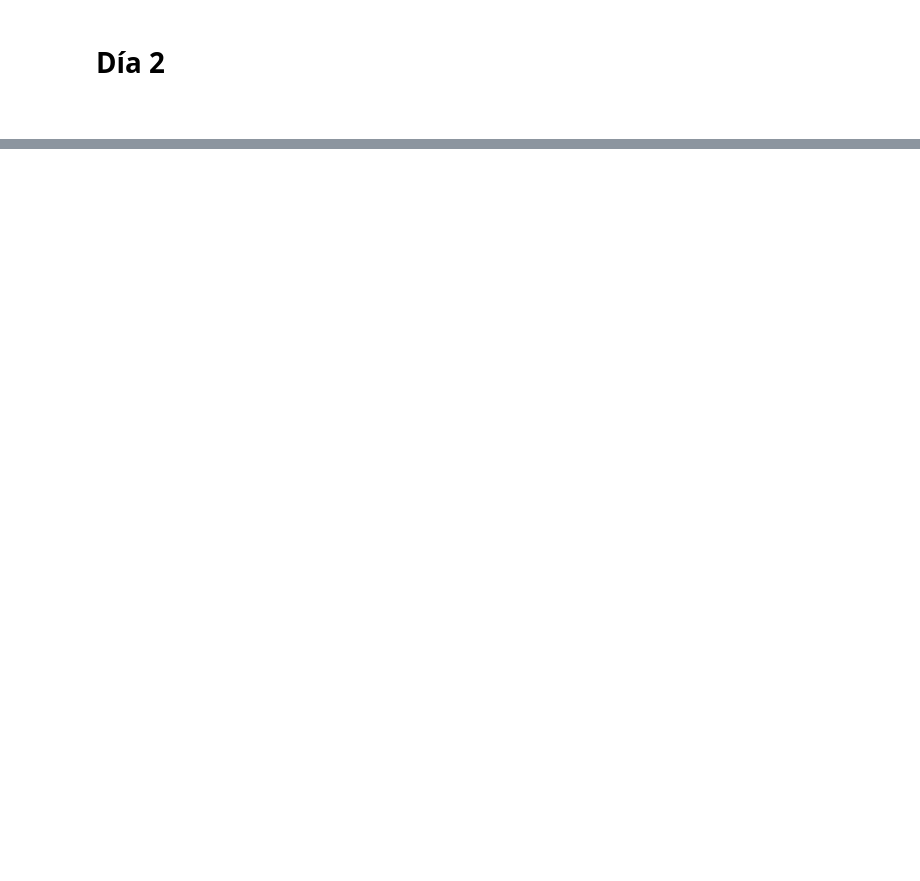
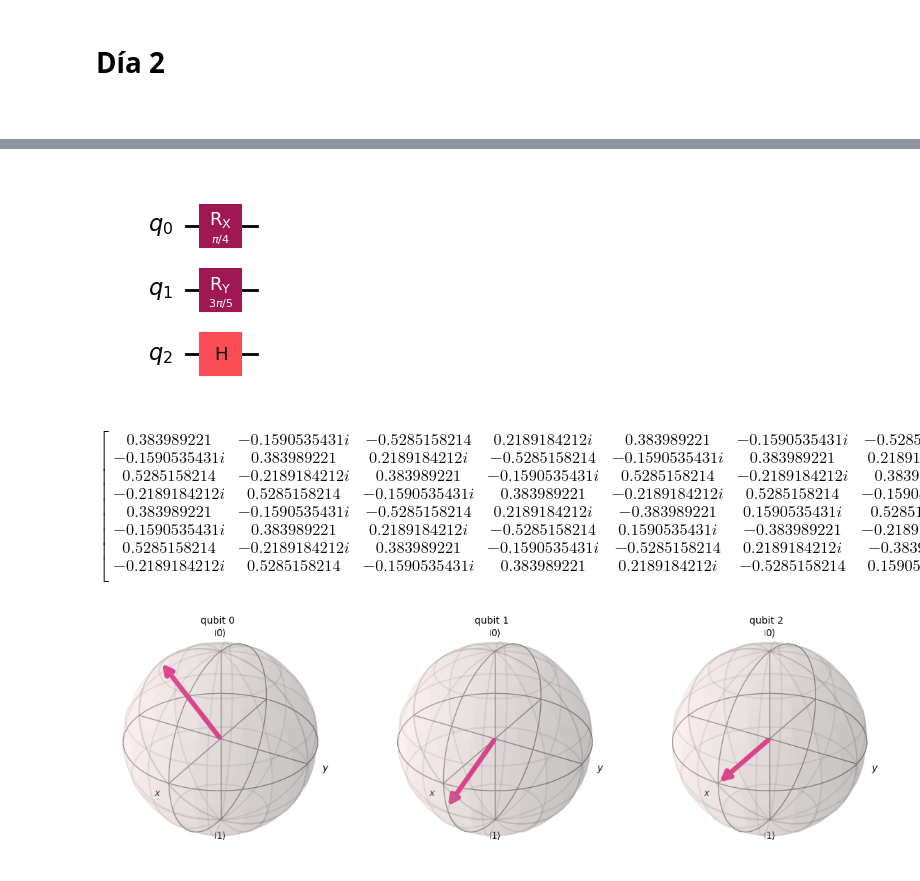
Before and after one commit to jzarcoo/tercera_escuela_computo_cuantico, a Jupyter notebook: apuntes_ipynb/Clase2.ipynb, the cells around one changed output, grey strips where cells are left out. Cells and saved outputs as stored; diff of their text form; code cells hidden in the pictures; blank space fills up the shorter version.

```diff
--- a/apuntes_ipynb/Clase2.ipynb
+++ b/apuntes_ipynb/Clase2.ipynb
@@ -46,0 +85,33 @@ $$
+# %%
+import numpy as np
+
+circuit = QuantumCircuit(3) # circuito con 3 qubits
+
+circuit.rx(np.pi/4, 0)      # Rx de pi/4  al q0
+circuit.ry(3*np.pi/5, 1)    # Ry de 3pi/5 al q1
+circuit.h(2)                # Hadamard al q2
+
+display(circuit.draw('mpl'))
+
+op = Operator(circuit)
+display(array_to_latex(op))
+
+psi = Statevector(circuit)
+
+print()
+display(plot_bloch_multivector(psi))
+# %% [output]
+[figure, added]
+$$
+\begin{bmatrix}
+0.383989221 & - 0.1590535431 i & -0.5285158214 & 0.2189184212 i & 0.383989221 & - 0.1590535431 i & -0.5285158214 & 0.2189184212 i  \\
+ - 0.1590535431 i & 0.383989221 & 0.2189184212 i & -0.5285158214 & - 0.1590535431 i & 0.383989221 & 0.2189184212 i & -0.5285158214  \\
+ 0.5285158214 & - 0.2189184212 i & 0.383989221 & - 0.1590535431 i & 0.5285158214 & - 0.2189184212 i & 0.383989221 & - 0.1590535431 i  \\
+ - 0.2189184212 i & 0.5285158214 & - 0.1590535431 i & 0.383989221 & - 0.2189184212 i & 0.5285158214 & - 0.1590535431 i & 0.383989221  \\
+ 0.383989221 & - 0.1590535431 i & -0.5285158214 & 0.2189184212 i & -0.383989221 & 0.1590535431 i & 0.5285158214 & - 0.2189184212 i  \\
+ - 0.1590535431 i & 0.383989221 & 0.2189184212 i & -0.5285158214 & 0.1590535431 i & -0.383989221 & - 0.2189184212 i & 0.5285158214  \\
+ 0.5285158214 & - 0.2189184212 i & 0.383989221 & - 0.1590535431 i & -0.5285158214 & 0.2189184212 i & -0.383989221 & 0.1590535431 i  \\
+ - 0.2189184212 i & 0.5285158214 & - 0.1590535431 i & 0.383989221 & 0.2189184212 i & -0.5285158214 & 0.1590535431 i & -0.383989221  \\
+ \end{bmatrix}
+$$
+[figure, added]
```
Also changed, not shown: parts of 24 cells of this notebook, 1 other file.
